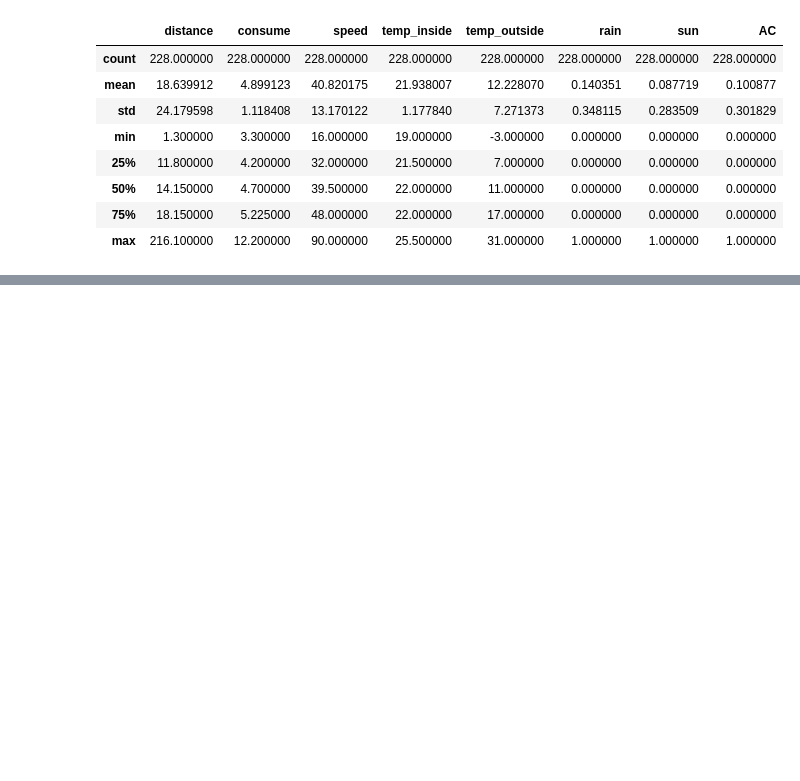
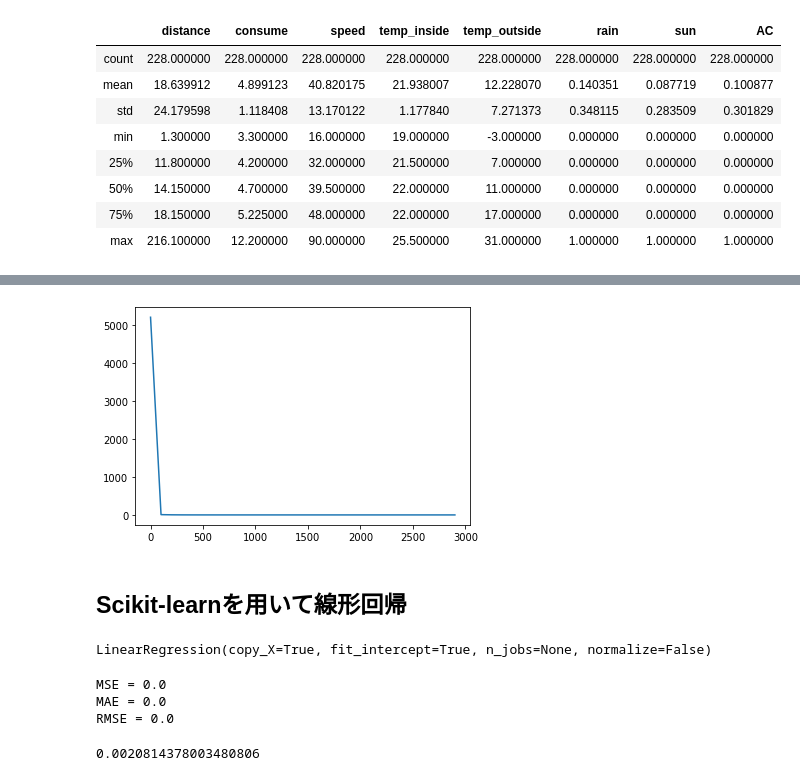
Before and after one commit to mingming8000/ML2019, a Jupyter notebook: Day1_work_やまなか.ipynb, the cells around one changed output, grey strips where cells are left out. Drawn from its saved outputs; the diff is of its cells as text; code cells hidden in the pictures; blank space fills up the shorter version.

```diff
--- a/Day1_work_やまなか.ipynb
+++ b/Day1_work_やまなか.ipynb
@@ -214,0 +209,30 @@ array([-0.0001, -0.013 ,  0.105 , -0.0473])
+# %%
+#X = pd.concat([E10.iloc[:, 0], E10.iloc[:, 2:]], axis=1)
+X_e10 = E10[['distance', 'speed', 'temp_inside', 'temp_outside']].values
+# %%
+# データ系列数
+M = X_e10.shape[0]
+# 入力データ数
+D = X_e10.shape[1]
+# 繰り返し回数
+iters = 3000
+# 学習率
+alpha = 0.0001
+# 重みベクトルの初期化
+W = np.ones(D)
+# 評価結果記録用
+history = np.zeros((0,2))
+# %%
+# 予測関数
+def pred(x, w):
+    return(x @ w)
+# %%
+# 繰り返しループ
+for k in range(iters):
+    yp = pred(X_e10, W)
+    yd = yp - y_e10
+    W = W - alpha * (X_e10.T @ yd) / M
+    if(k % 100 == 0):
+        loss = np.mean(yd ** 2) / 2
+        history = np.vstack((history, np.array([k, loss])))
+        print("iter = %d  loss = %f" % (k, loss))
@@ -214,0 +257,8 @@ array([-0.0001, -0.013 ,  0.105 , -0.0473])
+# %%
+# 学習曲線の描画
+plt.plot(history[:,0], history[:,1])
+plt.show()
+# %% [output]
+[figure, added]
+# %% [markdown]
+## Scikit-learnを用いて線形回帰
@@ -214,0 +269,29 @@ array([-0.0001, -0.013 ,  0.105 , -0.0473])
+# %%
+# 線形回帰
+regr = LinearRegression(fit_intercept=True)
+regr.fit(X_e10, y_e10)
+# %% [output]
+LinearRegression(copy_X=True, fit_intercept=True, n_jobs=None, normalize=False)
+# %%
+# 値を予測
+y_pred = regr.predict(X_e10)
+
+# MSEを計算
+mse = mean_squared_error(y_e10, y_pred)
+print("MSE = %s"%round(mse,3) )
+
+# MAEを計算
+mae = mean_absolute_error(y_e10, y_pred)
+print("MAE = %s"%round(mae,3) )
+
+# RMSEを計算
+rmse = np.sqrt(mse)
+print("RMSE = %s"%round(rmse, 3) )
+# %% [output]
+MSE = 0.0
+MAE = 0.0
+RMSE = 0.0
+# %%
+y_pred.mean()
+# %% [output]
+0.0020814378003480806
```
Also changed, not shown: parts of 28 cells of this notebook.
